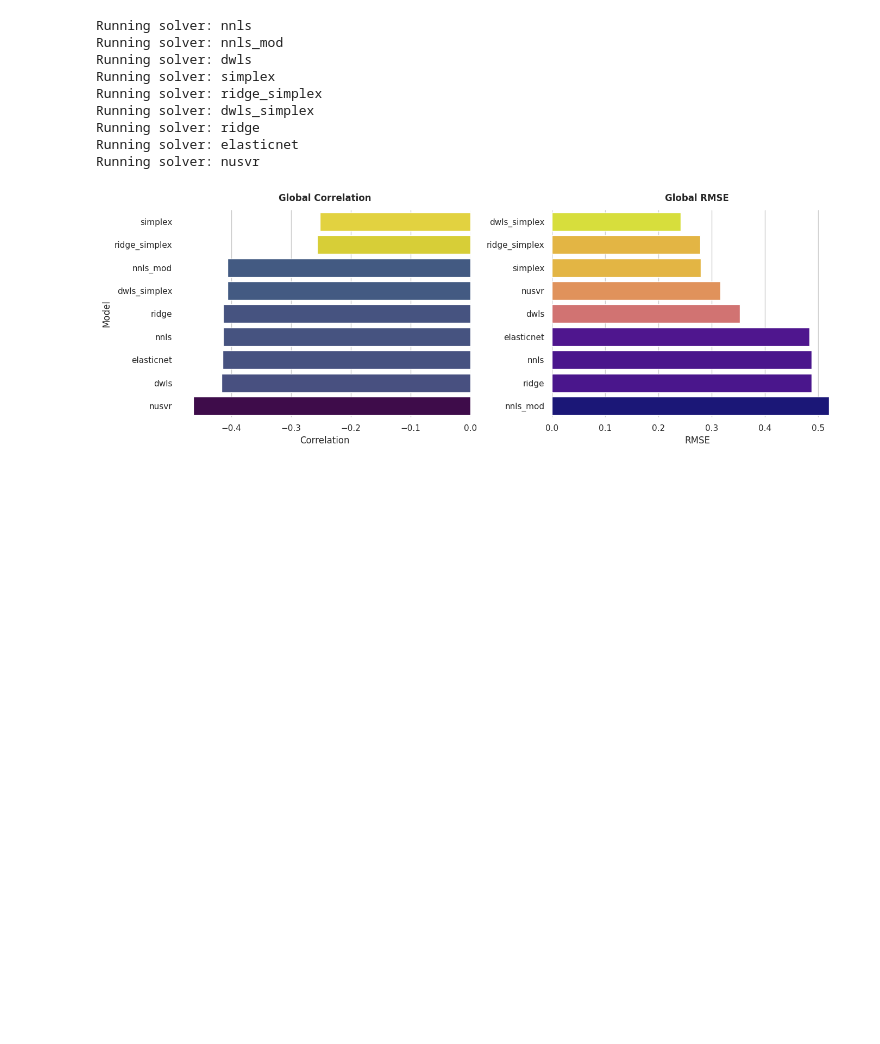
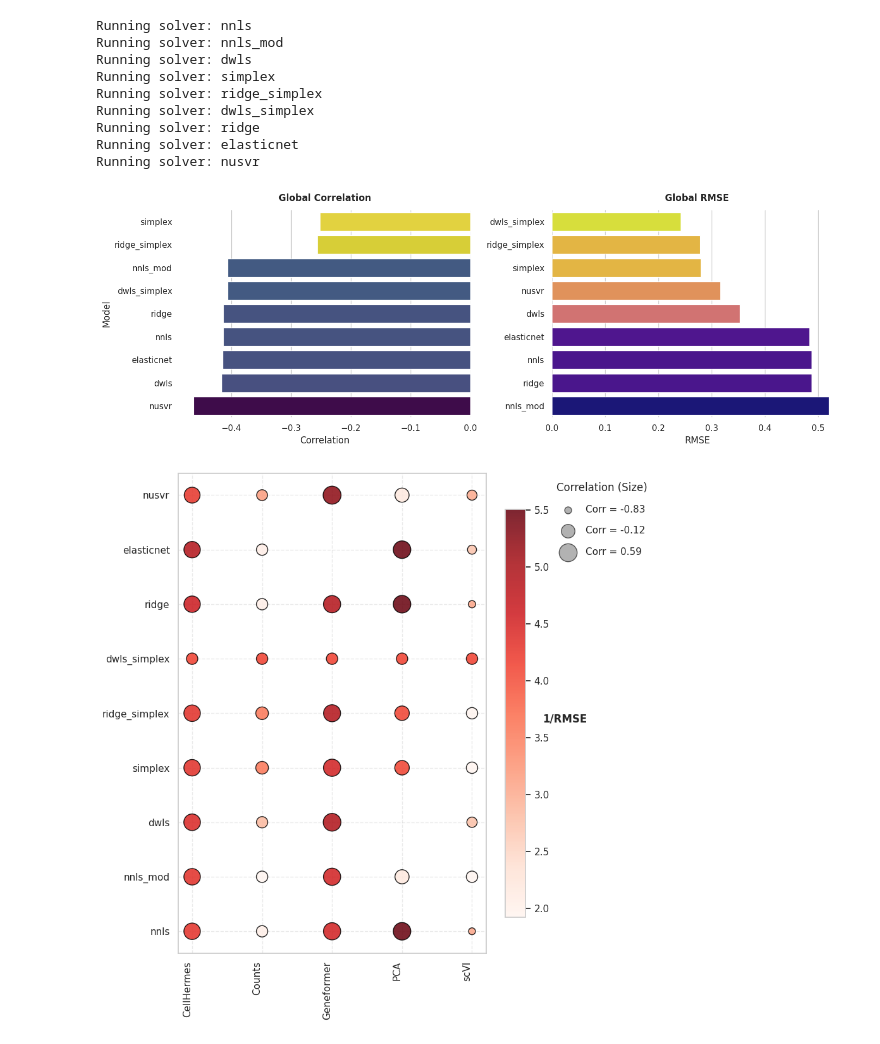
Before and after one commit to Eastmanmd/DECONVersation, a Jupyter notebook: tutorials/extracting_embeddings_from_bulk_all_solvers.ipynb, the cells around one changed output. Drawn from its saved outputs; the diff is of its cells as text; code cells hidden in the pictures; blank space fills up the shorter version.

```diff
--- a/tutorials/extracting_embeddings_from_bulk_all_solvers.ipynb
+++ b/tutorials/extracting_embeddings_from_bulk_all_solvers.ipynb
@@ -428,0 +570,4 @@ global_df, celltype_df = visualize_solvers(results,
+# %%
+plot_method_results("../results/all_solvers/", figsize=(9, 9), file_extension="*.csv", output_data=False)
+# %% [output]
+[figure, added]
```
Also changed, not shown: parts of 4 cells of this notebook.
